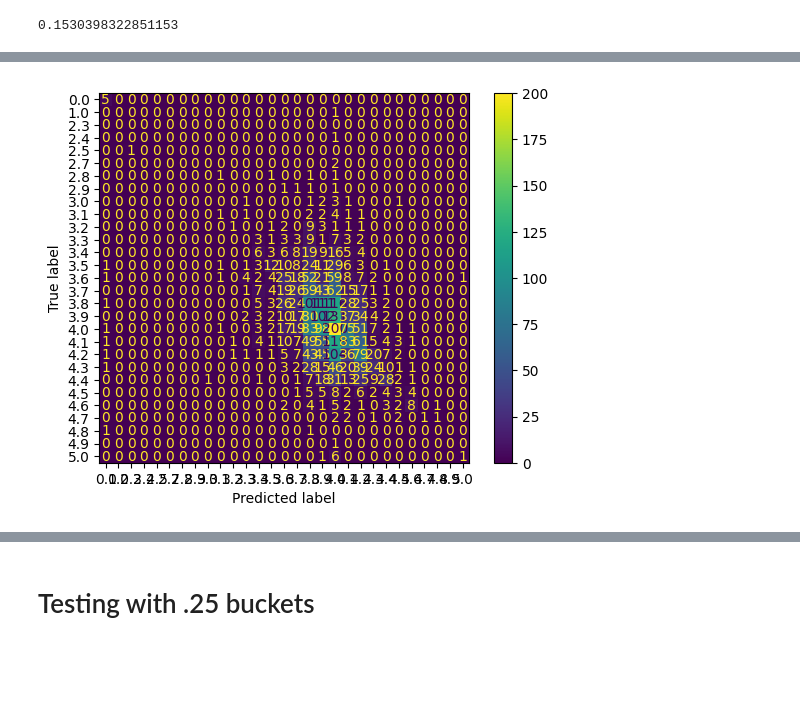
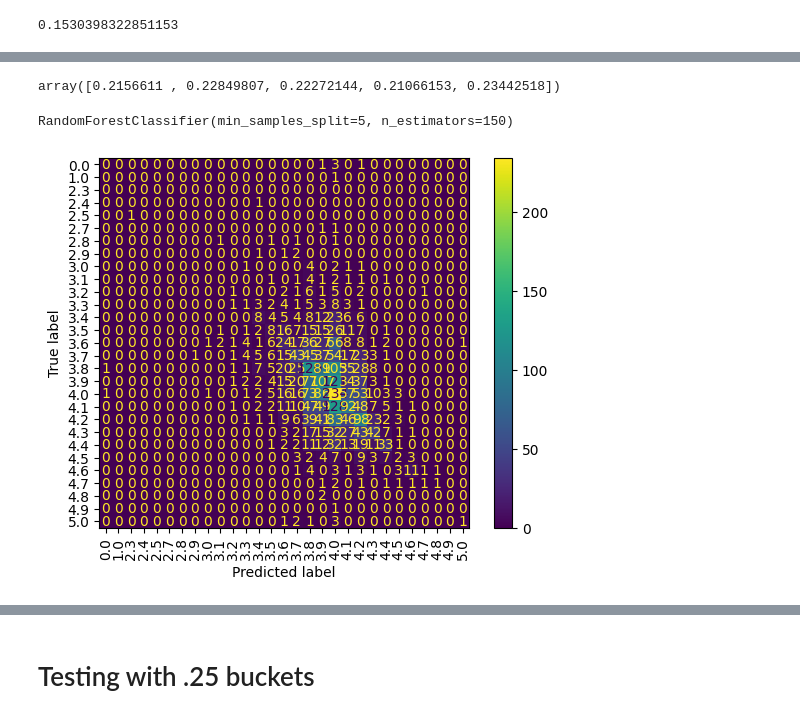
Before and after one commit to ChristopheMpagaDSTI/books_rating_project_python_main, a Jupyter notebook: books_rating_project_EDA_3.ipynb, the cells around one changed output, grey strips where cells are left out. Drawn from its saved outputs; the diff is of its cells as text; code cells hidden in the pictures; blank space fills up the shorter version.

```diff
--- a/books_rating_project_EDA_3.ipynb
+++ b/books_rating_project_EDA_3.ipynb
@@ -314,4 +397,4 @@ disp = ConfusionMatrixDisplay.from_predictions(y_test,
 # %%
-clf = RandomForestClassifier(n_estimators=100)
+clf = RandomForestClassifier(n_estimators=100, warm_start=True)
 # %%
 scores = cross_val_score(clf, train_feats, y_train, cv = 5)
@@ -326,10 +439,24 @@ RandomForestClassifier()
+# %%
+train_feats = np.concatenate([auths_train_arr, x_train[num_feats_0].values], axis = 1)
+test_feats = np.concatenate([auths_test_arr, x_test[num_feats_0].values], axis = 1)
+# %%
+clf = RandomForestClassifier(n_estimators=150, max_features= 'sqrt', min_samples_split= 5)
+# %%
+scores = cross_val_score(clf, train_feats, y_train, cv = 5)
+scores
+# %% [output]
+array([0.2156611 , 0.22849807, 0.22272144, 0.21066153, 0.23442518])
+# %%
+clf.fit(train_feats, y_train)
+# %% [output]
+RandomForestClassifier(min_samples_split=5, n_estimators=150)
 # %%
 predictions = clf.predict(test_feats)
 # %%
 disp = ConfusionMatrixDisplay.from_predictions(y_test,
-                   predictions)
+                   predictions, xticks_rotation=90)
 # %% [output]
-[figure, old version]
+[figure, new version]
 # %%
 clf.score(test_feats, y_test)
 # %% [output]
```
Also changed, not shown: parts of 76 cells of this notebook.
